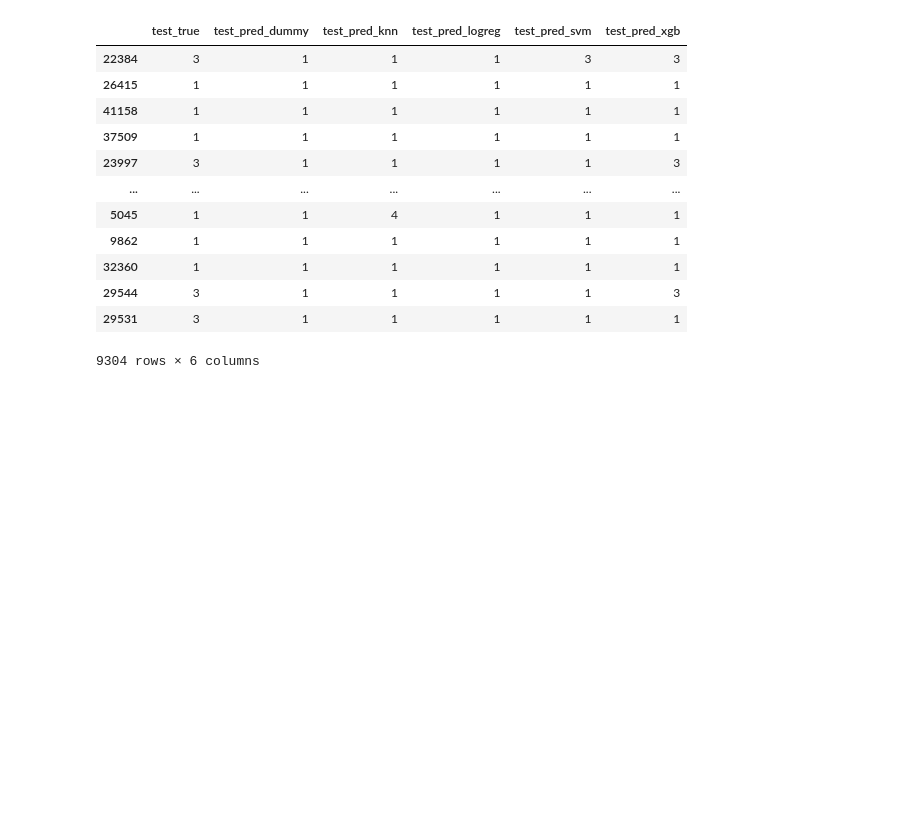
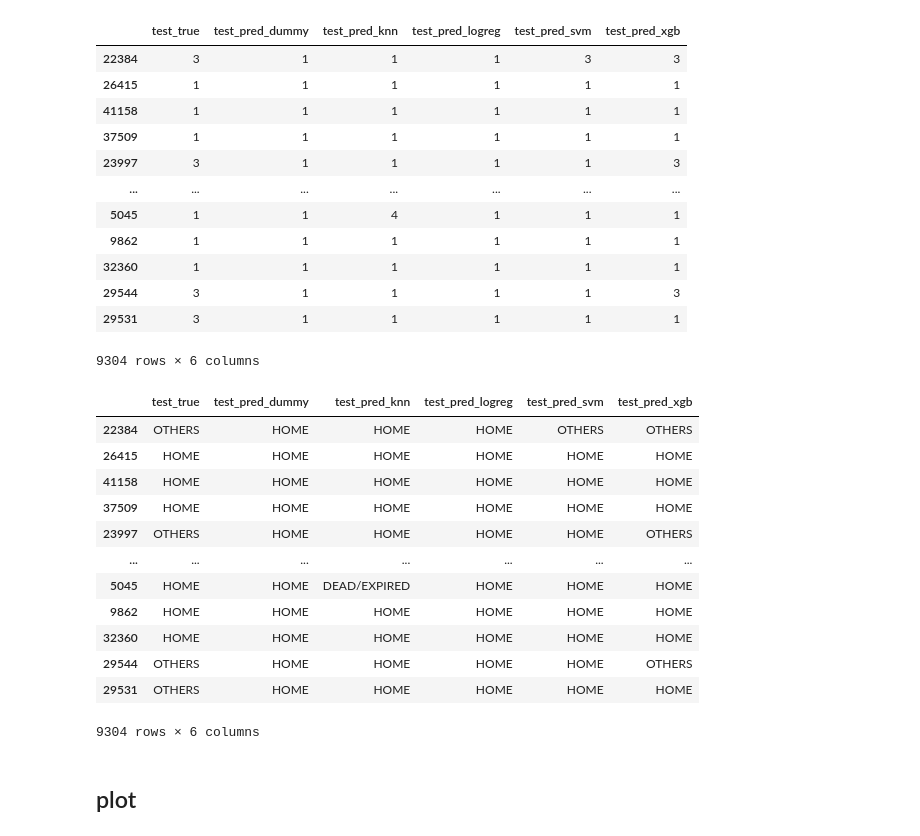
Before and after one commit to ZhiQiu976/MIMIC-Predictive-Modeling, a Jupyter notebook: Model Development/Models_overall.ipynb, the cells around one changed output. Drawn from its saved outputs; the diff is of its cells as text; code cells hidden in the pictures; blank space fills up the shorter version.

```diff
--- a/Model Development/Models_overall.ipynb
+++ b/Model Development/Models_overall.ipynb
@@ -304,0 +353,20 @@ pd.read_csv('test_results.csv', index_col=0)
+# %%
+#df_test.to_csv('test_results_decoded.csv')
+df_test = pd.read_csv('test_results_decoded.csv', index_col=0)
+df_test
+# %% [output]
+|  | test_true | test_pred_dummy | test_pred_knn | test_pred_logreg | test_pred_svm | test_pred_xgb |
+| 22384 | OTHERS | HOME | HOME | HOME | OTHERS | OTHERS |
+| 26415 | HOME | HOME | HOME | HOME | HOME | HOME |
+| 41158 | HOME | HOME | HOME | HOME | HOME | HOME |
+| 37509 | HOME | HOME | HOME | HOME | HOME | HOME |
+| 23997 | OTHERS | HOME | HOME | HOME | HOME | OTHERS |
+| ... | ... | ... | ... | ... | ... | ... |
+| 5045 | HOME | HOME | DEAD/EXPIRED | HOME | HOME | HOME |
+| 9862 | HOME | HOME | HOME | HOME | HOME | HOME |
+| 32360 | HOME | HOME | HOME | HOME | HOME | HOME |
+| 29544 | OTHERS | HOME | HOME | HOME | HOME | OTHERS |
+| 29531 | OTHERS | HOME | HOME | HOME | HOME | HOME |
+9304 rows × 6 columns
+# %% [markdown]
+## plot
```
Also changed, not shown: parts of 14 cells of this notebook, 2 other files.
